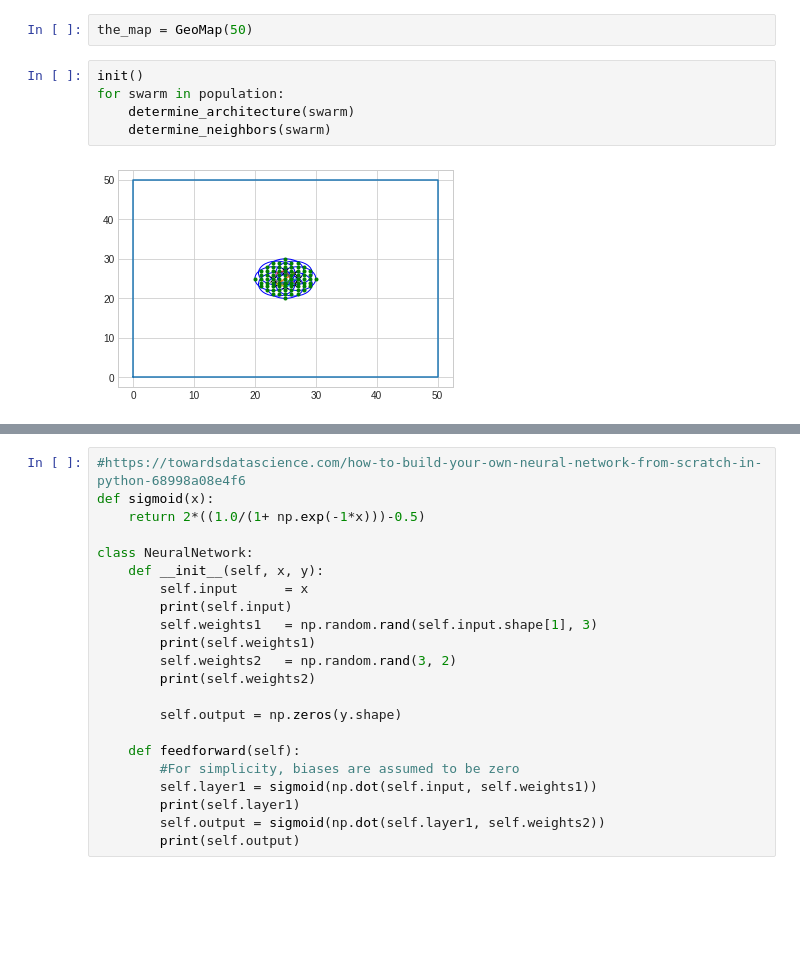
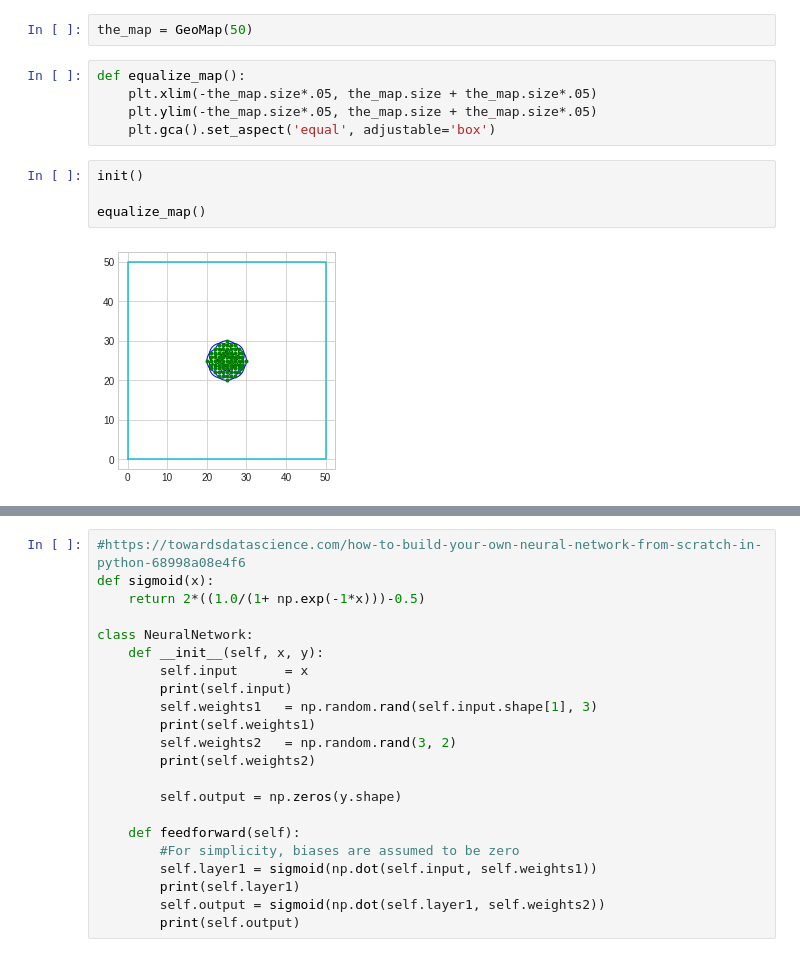
Before and after one commit to ruetten/Intelligent-Drone-Sim, a Jupyter notebook: GA Drones.ipynb, the cells around one changed output, grey strips where cells are left out. Saved outputs shown, nothing was run; the diff lists cells and outputs as text; blank space fills up the shorter version.

```diff
--- a/GA Drones.ipynb
+++ b/GA Drones.ipynb
@@ -262,12 +267,16 @@ def scatter():
         #print(swarm_sig_strength(swarm))
 # %%
 the_map = GeoMap(50)
-# %%
-init()
-for swarm in population:
-    determine_architecture(swarm)
-    determine_neighbors(swarm)
-# %% [output]
-[figure, removed]
+# %%
+def equalize_map():
+    plt.xlim(-the_map.size*.05, the_map.size + the_map.size*.05)
+    plt.ylim(-the_map.size*.05, the_map.size + the_map.size*.05)
+    plt.gca().set_aspect('equal', adjustable='box')
+# %%
+init()
+
+equalize_map()
+# %% [output]
+[figure, added]
 # %%
 scatter()
```
Also changed, not shown: parts of 5 cells of this notebook.
